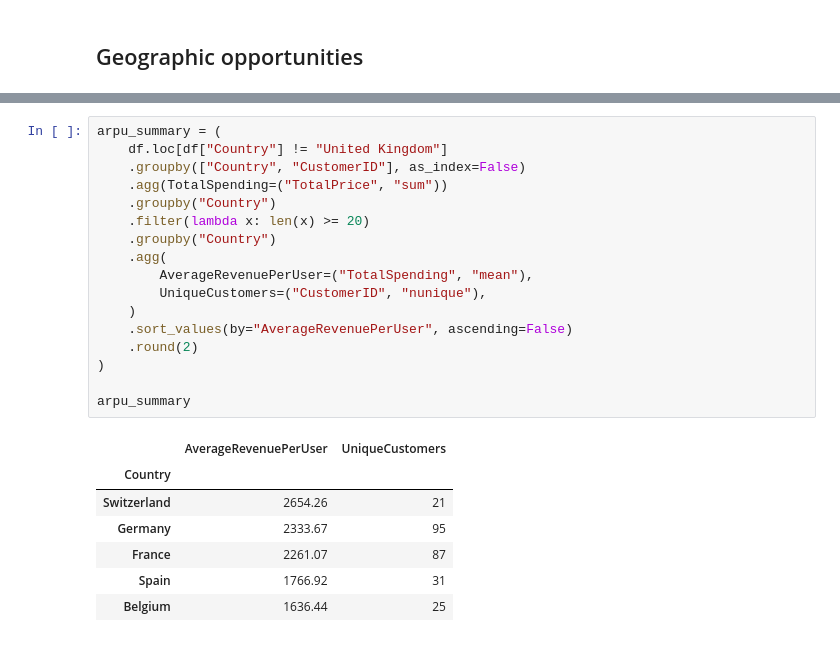
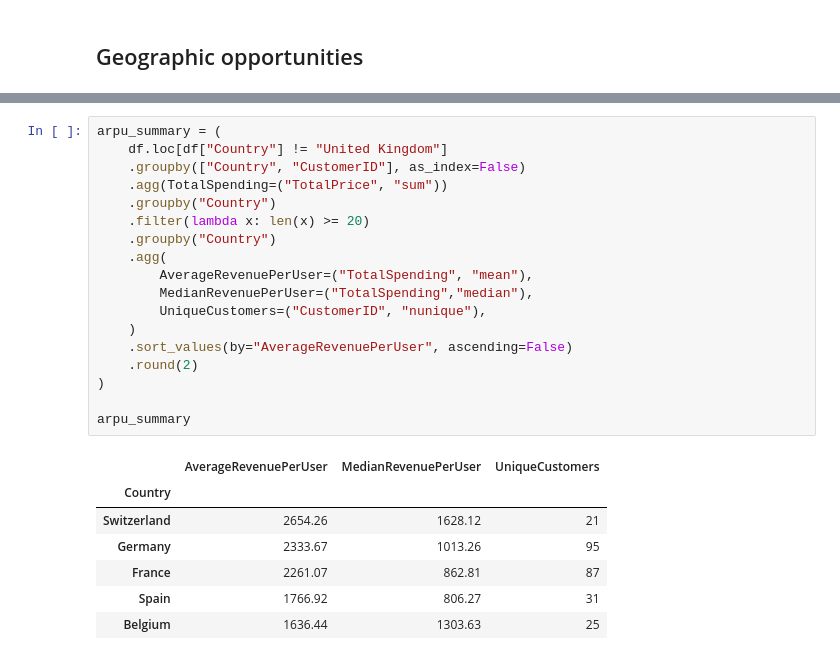
Before and after one commit to i-slusarczyk/online-retail-analysis, a Jupyter notebook: online_retail_analysis.ipynb, the cells around one changed output, grey strips where cells are left out. Cells and saved outputs as stored; diff of their text form.

```diff
--- a/online_retail_analysis.ipynb
+++ b/online_retail_analysis.ipynb
@@ -556,25 +610,26 @@ pd.DataFrame(
 # %%
 arpu_summary = (
     df.loc[df["Country"] != "United Kingdom"]
     .groupby(["Country", "CustomerID"], as_index=False)
     .agg(TotalSpending=("TotalPrice", "sum"))
     .groupby("Country")
     .filter(lambda x: len(x) >= 20)
     .groupby("Country")
     .agg(
         AverageRevenuePerUser=("TotalSpending", "mean"),
+        MedianRevenuePerUser=("TotalSpending","median"),
         UniqueCustomers=("CustomerID", "nunique"),
     )
     .sort_values(by="AverageRevenuePerUser", ascending=False)
     .round(2)
 )
 
 arpu_summary
 # %% [output]
-|  | AverageRevenuePerUser | UniqueCustomers |
-| Country |  |  |
-| Switzerland | 2654.26 | 21 |
-| Germany | 2333.67 | 95 |
-| France | 2261.07 | 87 |
-| Spain | 1766.92 | 31 |
-| Belgium | 1636.44 | 25 |
+|  | AverageRevenuePerUser | MedianRevenuePerUser | UniqueCustomers |
+| Country |  |  |  |
+| Switzerland | 2654.26 | 1628.12 | 21 |
+| Germany | 2333.67 | 1013.26 | 95 |
+| France | 2261.07 | 862.81 | 87 |
+| Spain | 1766.92 | 806.27 | 31 |
+| Belgium | 1636.44 | 1303.63 | 25 |
```
Also changed, not shown: parts of 25 cells of this notebook.
